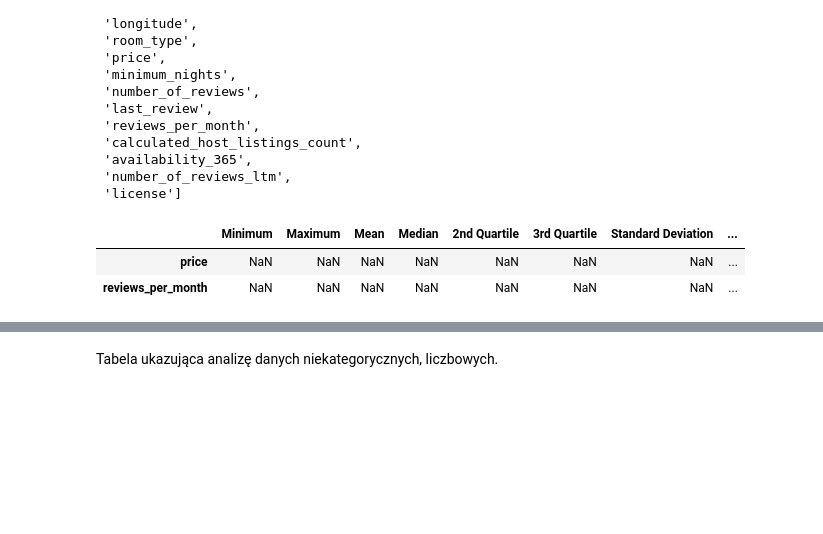
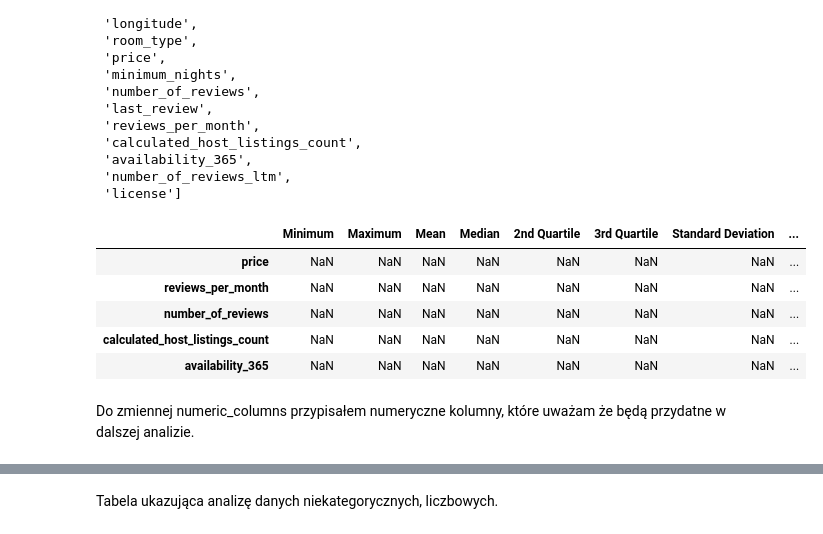
Before and after one commit to TomaszK-stack/Projekt1DS, a Jupyter notebook: sample.ipynb, the cells around one changed output, grey strips where cells are left out. Drawn from its saved outputs; the diff is of its cells as text; code cells hidden in the pictures; blank space fills up the shorter version.

```diff
--- a/sample.ipynb
+++ b/sample.ipynb
@@ -93,14 +97,19 @@ df.columns.tolist()
  'number_of_reviews_ltm',
  'license']
 # %%
-numeric_columns = ['price',  'reviews_per_month']
+numeric_columns = ['price',  'reviews_per_month', 'number_of_reviews',   'calculated_host_listings_count','availability_365']
 statistics = ['Minimum', 'Maximum', 'Mean', 'Median', '2nd Quartile', '3rd Quartile', 'Standard Deviation', 'Missing/Non-numeric Data']
 stats_table = pd.DataFrame( index=numeric_columns, columns=statistics)
 stats_table
 # %% [output]
 |  | Minimum | Maximum | Mean | Median | 2nd Quartile | 3rd Quartile | Standard Deviation | ... |
 | price | NaN | NaN | NaN | NaN | NaN | NaN | NaN | ... |
 | reviews_per_month | NaN | NaN | NaN | NaN | NaN | NaN | NaN | ... |
+| number_of_reviews | NaN | NaN | NaN | NaN | NaN | NaN | NaN | ... |
+| calculated_host_listings_count | NaN | NaN | NaN | NaN | NaN | NaN | NaN | ... |
+| availability_365 | NaN | NaN | NaN | NaN | NaN | NaN | NaN | ... |
+# %% [markdown]
+Do zmiennej numeric_columns przypisałem numeryczne kolumny, które uważam że będą przydatne w dalszej analizie.
 # %%
 for column in numeric_columns:
     stats_table.at[column,'Minimum'] = df[column].min()
```
Also changed, not shown: parts of 9 cells of this notebook, 1 other file.
